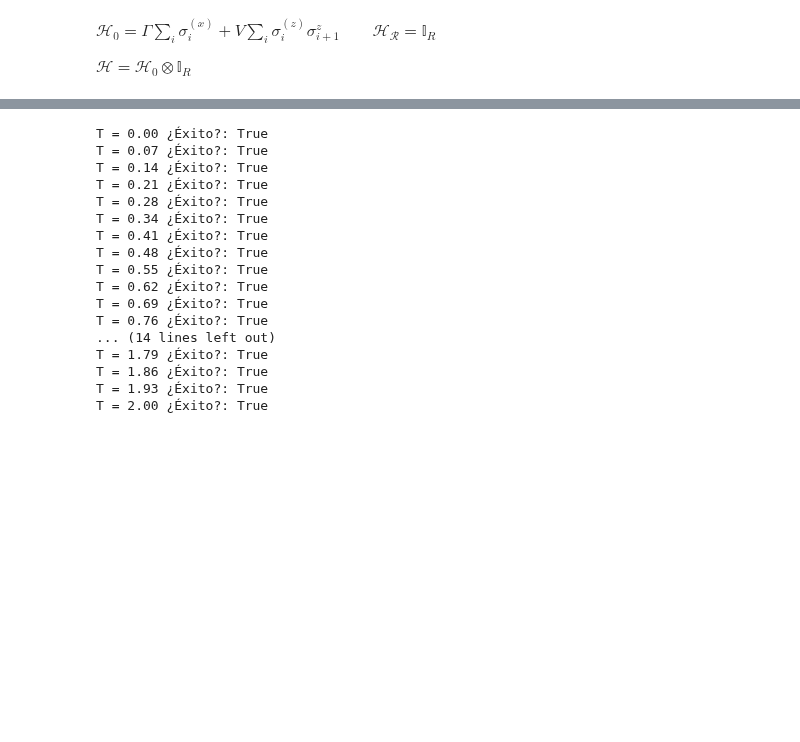
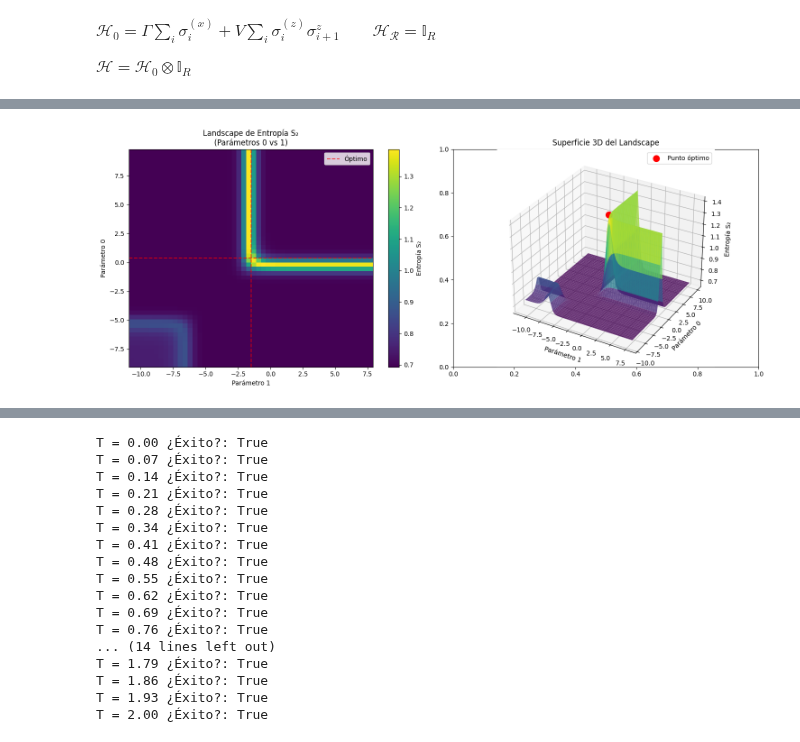
Before and after one commit to ismaelcastrouimp/TFM, a Jupyter notebook: Ancilla_exact.ipynb, the cells around one changed output, grey strips where cells are left out. Saved outputs shown, nothing was run; the diff lists cells and outputs as text; code cells hidden in the pictures; blank space fills up the shorter version.

```diff
--- a/Ancilla_exact.ipynb
+++ b/Ancilla_exact.ipynb
@@ -297 +291,83 @@ Entropía S₂ correspondiente: 0.467676
 ¿Éxito?: True
+# %%
+def plot_entropy_landscape_2D(vstate, param_indices, grid_size=50, fixed_params=None):
+    """
+    Visualiza el landscape de entropía en 2D variando dos parámetros.
+
+    Args:
+        vstate: FullSumState con parámetros óptimos
+        param_indices: tupla (idx1, idx2) - índices en el array plano
+        grid_size: número de puntos por dimensión
+        fixed_params: valores fijos para otros parámetros (default: óptimos)
+    """
+    # Obtener parámetros óptimos
+    flat_opt, tree_def, shapes = flatten_parameters(vstate.parameters)
+    flat_opt = flat_opt.copy()
+
+    # Crear grid 2D
+    idx1, idx2 = param_indices
+
+    # Rango de variación (ajusta según necesites)
+    range1 = np.linspace(flat_opt[idx1] - 3*np.pi, flat_opt[idx1] + 3*np.pi, grid_size)
+    range2 = np.linspace(flat_opt[idx2] - 3*np.pi, flat_opt[idx2] + 3*np.pi, grid_size)
+
+    # Matriz para almacenar entropías
+    entropy_grid = np.zeros((grid_size, grid_size))
+
+    # Calcular entropía en cada punto del grid
+    for i, val1 in enumerate(range1):
+        for j, val2 in enumerate(range2):
+            # Crear copia de parámetros
+            temp_params = flat_opt.copy()
+            temp_params[idx1] = val1
+            temp_params[idx2] = val2
+
+            # Restaurar estado
+            vstate.parameters = unflatten_parameters(temp_params, tree_def, shapes)
+
+            # Calcular entropía
+            psi = vstate.to_array()
+            rho = np.outer(psi, np.conj(psi))
+            rho_A = partial_trace_spins(rho, list(range(N)), 4)
+            entropy_grid[i, j] = entanglement_entropy(rho_A)
+
+    # Restaurar parámetros óptimos
+    vstate.parameters = unflatten_parameters(flat_opt, tree_def, shapes)
+
+    # Crear figura
+    fig, ax = plt.subplots(1, 2, figsize=(15, 6))
+
+    # Subplot 1: Heatmap
+    im = ax[0].imshow(entropy_grid, extent=[range2.min(), range2.max(),
+                                             range1.min(), range1.max()],
+                      origin='lower', aspect='auto', cmap='viridis')
+    ax[0].set_xlabel(f'Parámetro {idx2}')
+    ax[0].set_ylabel(f'Parámetro {idx1}')
+    ax[0].set_title(f'Landscape de Entropía S₂\n(Parámetros {idx1} vs {idx2})')
+    ax[0].axhline(flat_opt[idx1], color='r', linestyle='--', alpha=0.7, label='Óptimo')
+    ax[0].axvline(flat_opt[idx2], color='r', linestyle='--', alpha=0.7)
+    ax[0].legend()
+    plt.colorbar(im, ax=ax[0], label='Entropía S₂')
+
+    # Subplot 2: Contorno 3D
+    X, Y = np.meshgrid(range2, range1)
+    ax[1] = plt.subplot(122, projection='3d')
+    surf = ax[1].plot_surface(X, Y, entropy_grid, cmap='viridis',
+                              alpha=0.8, linewidth=0, antialiased=True)
+    ax[1].scatter(flat_opt[idx2], flat_opt[idx1], entropy_grid.max(),
+                  color='r', s=100, label='Punto óptimo')
+    ax[1].set_xlabel(f'Parámetro {idx2}')
+    ax[1].set_ylabel(f'Parámetro {idx1}')
+    ax[1].set_zlabel('Entropía S₂')
+    ax[1].set_title('Superficie 3D del Landscape')
+    ax[1].legend()
+
+    plt.tight_layout()
+    return entropy_grid, fig
+
+# Uso: visualizar dos parámetros específicos
+# (elige índices basados en la dimensionalidad de tus parámetros)
+entropy_data, fig = plot_entropy_landscape_2D(vstate, param_indices=(0,1), grid_size=50)
+plt.show()
+# %% [output]
+[figure, added]
```
Also changed, not shown: parts of 6 cells of this notebook, 2 other files.
